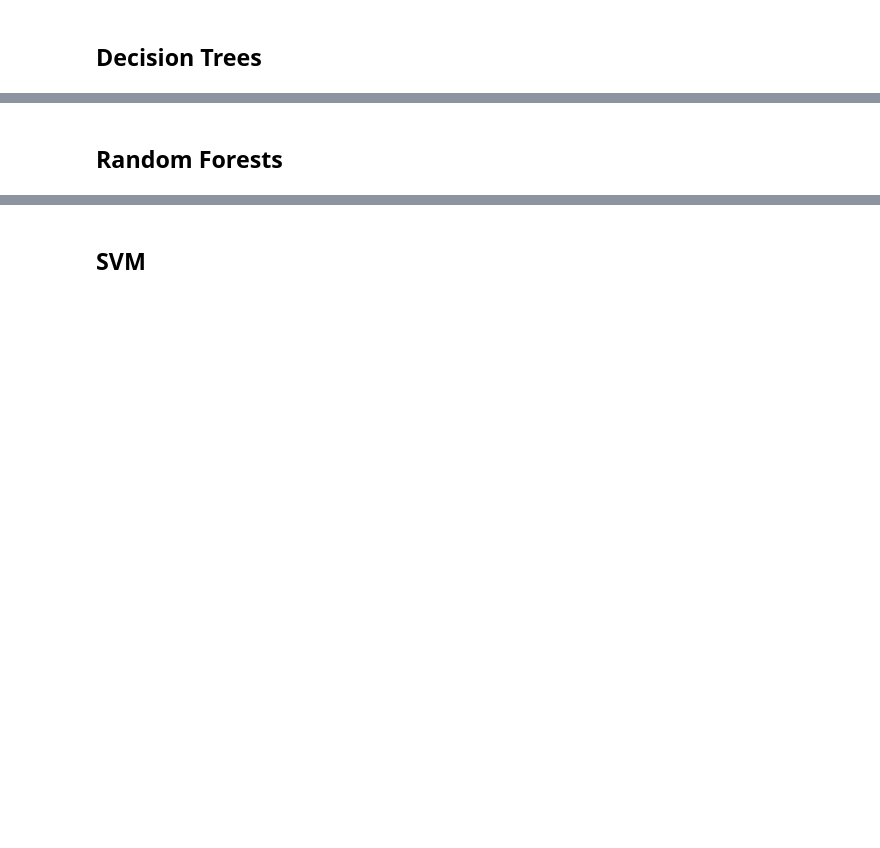
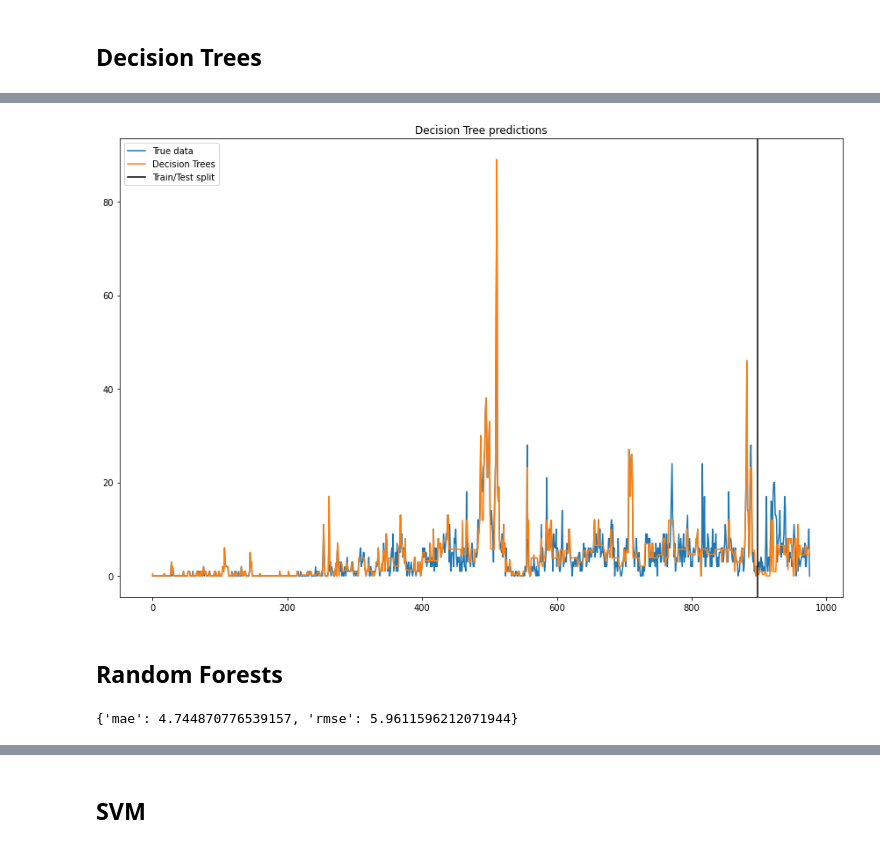
Before and after one commit to ds4a-team4/dynamic-pricing, a Jupyter notebook: models/cellphones/cellphone_model.ipynb, the cells around one changed output, grey strips where cells are left out. Drawn from its saved outputs; the diff is of its cells as text; code cells hidden in the pictures; blank space fills up the shorter version.

```diff
--- a/models/cellphones/cellphone_model.ipynb
+++ b/models/cellphones/cellphone_model.ipynb
@@ -350,0 +212,6 @@ plt.show()
+# %%
+model = DecisionTreeRegressor(max_depth = 10)
+model = model.fit(X_train, y_train)
+
+train_pred = model.predict(X_train)
+y_pred = model.predict(X_test)
@@ -351,2 +228,21 @@ plt.show()
+# %%
+# Plotting
+trees_predictions = np.append(train_pred, y_pred)
+
+fig, ax = plt.subplots(figsize=(12,8))
+
+## True values
+#ax.plot(df.y.values, label='True data')
+ax.plot(np.append(y_train,y_test), label='True data')
+ax.plot(trees_predictions, label='Decision Trees')
+plt.axvline(x=split_point, color='black', label='Train/Test split')
+ax.set_title("Decision Tree predictions")
+
+plt.legend()
+
+plt.tight_layout()
+plt.show()
+# %% [output]
+[figure, added]
 # %% [markdown]
 ## Random Forests
@@ -352,0 +251,16 @@ plt.show()
+# %%
+model = RandomForestRegressor(n_estimators=1000, max_depth=10)
+model = model.fit(X_train, y_train)
+
+train_pred = model.predict(X_train)
+y_pred = model.predict(X_test)
+
+mae_test   = mean_absolute_error(y_test, y_pred)
+rmse_test  = np.sqrt(mean_squared_error(y_test, y_pred))
+
+scores['RandomForest'] = {'mae': mae_test,
+                           'rmse':rmse_test}
+
+print(scores['RandomForest'])
+# %% [output]
+{'mae': 4.744870776539157, 'rmse': 5.9611596212071944}
```
Also changed, not shown: parts of 58 cells of this notebook, 3 other files.
